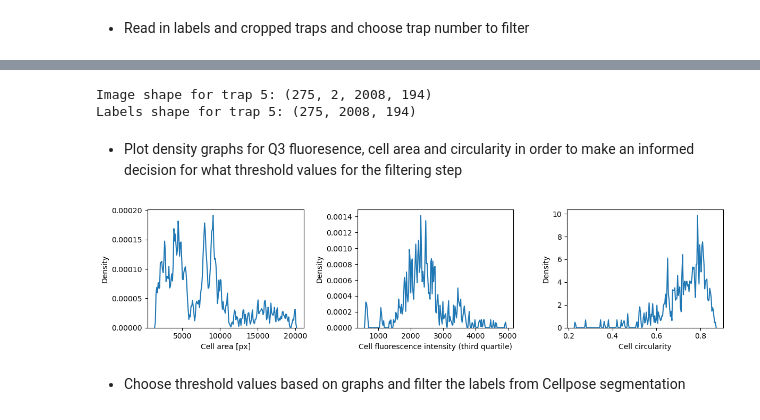
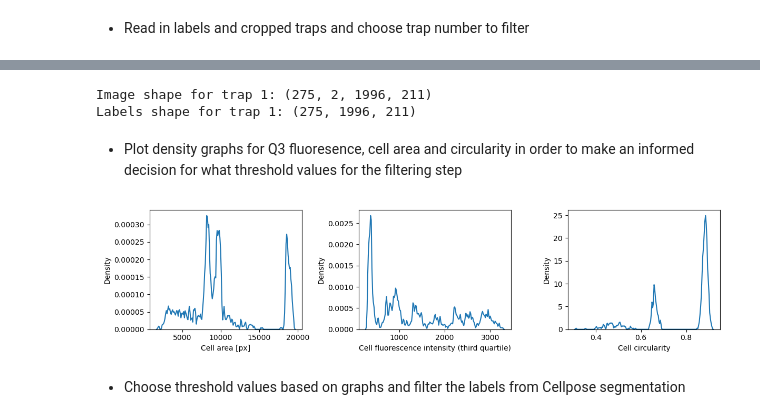
Before and after one commit to michaelkin1/Master_Thesis_Michael_Kinsella_Symbiodinium_Pipeline, a Jupyter notebook: MM_pipeline.ipynb, the cells around one changed output, grey strips where cells are left out. Saved outputs shown, nothing was run; the diff lists cells and outputs as text; code cells hidden in the pictures.

```diff
--- a/MM_pipeline.ipynb
+++ b/MM_pipeline.ipynb
@@ -329,7 +347,10 @@ viewer.add_image(trap_stack, name=f'Trap {trap_number_to_view} - All Frames Seri
 - Parameters for the cellpose model as well as for filtering labels post segemenation
 # %%
 """DEFINE CELLPOSE MODEL AND IF YOU HAVE GPU"""
-model = models.Cellpose(gpu=False, model_type='cyto2')
+
+
+pretrained_cellpose_model = 'cyto2'
+model = models.Cellpose(gpu=False, model_type=pretrained_cellpose_model)
 
 """DEFINE CHANNELS"""
 #grayscale=0, R=1, G=2, B=3
@@ -339,10 +360,9 @@ channels_cellpose = [0, 0]
 
 #PARAMETERS FOR THE CELLPOSE MODEL
 custom_params_segmentation = {
-    'diameter': 90.0,
-    'cellprob_threshold': 0.001,
-    'flow_threshold': 0.6,
-    #'min_size': 2000
+    'diameter': 80.0,
+    'cellprob_threshold': -1, #-6 to 6
+    'flow_threshold': 0.5,
 }
 # %%
 img_dir = cropped_traps_output_dir
@@ -383,8 +473,9 @@ import tifffile
 original_files = sorted(Path(cropped_traps_output_dir).glob("*.tiff"))
 original_image_file_paths = [str(file_path) for file_path in original_files]
 
-labels_files = sorted(Path(labels_directory).glob("*.tiff"))
+labels_files = sorted(Path(labels_directory / f"labels_run_{run_to_filter:03d}").glob("labels_*.tiff"))
 labels_file_paths = [str(file_path) for file_path in labels_files]
+
 
 # Print original image file paths
 print("Original Image Files:")
@@ -424,5 +509,5 @@ C:\Users\micha\Desktop\MM_data_Pipeline_results_all\MM_pipeline_results_converte
 # %%
-trap_number_to_filter = 5
+trap_number_to_filter = 1
 # %%
 paths = get_paths(trap_number_to_filter)
 if paths['img'] and paths['labels']:
@@ -433,8 +518,8 @@ if paths['img'] and paths['labels']:
 else:
     print(f"No data found for trap {trap_number_to_filter}")
 # %% [output]
-Image shape for trap 5: (275, 2, 2008, 194)
-Labels shape for trap 5: (275, 2008, 194)
+Image shape for trap 1: (275, 2, 1996, 211)
+Labels shape for trap 1: (275, 1996, 211)
 # %% [markdown]
 - Plot density graphs for Q3 fluoresence, cell area and circularity in order to make an informed decision for what threshold values for the filtering step
 # %%
@@ -444,37 +529,37 @@ import seaborn as sns
 # Define filtering thresholds
 min_area_threshold = 1500  # Adjust as needed
 max_area_threshold = 20000  # Adjust as needed
-min_intensity_threshold = 500  # Adjust as needed
+min_intensity_threshold = 300  # Adjust as needed
 
 cell_areas_px = []
 cell_fluorescence_intensity_Q3s = []
 cell_circularities = []
 
 for t in range(img.shape[0]):
     clear_labels = skimage.segmentation.clear_border(labels[t])
     regions = regionprops(clear_labels, intensity_image=np.moveaxis(img[t], 0, -1))
     for r in regions:
         if min_area_threshold <= r.area <= max_area_threshold:
             cell_areas_px.append(r.area)
             intensity_q3 = np.quantile(r.image_intensity[r.image, 1], 0.75)
             if intensity_q3 >= min_intensity_threshold:
                 cell_fluorescence_intensity_Q3s.append(intensity_q3)
                 # Calculate circularity
                 circularity = (4 * np.pi * r.area) / (r.perimeter ** 2)
                 cell_circularities.append(circularity)
 
 warnings.filterwarnings("ignore")
 fig, (lax, rax, cax) = plt.subplots(ncols=3, figsize=(12, 3), layout="constrained")
 sns.kdeplot(x=cell_areas_px, bw_adjust=0.05, ax=lax)
 lax.set_xlabel("Cell area [px]")
 sns.kdeplot(x=cell_fluorescence_intensity_Q3s, bw_adjust=0.05, ax=rax)
 rax.set_xlabel("Cell fluorescence intensity (third quartile)")
 sns.kdeplot(x=cell_circularities, bw_adjust=0.05, ax=cax)
 cax.set_xlabel("Cell circularity")
 plt.tight_layout()
 plt.show()
 # %% [output]
-[figure, old version]
+[figure, new version]
 # %% [markdown]
 - Choose threshold values based on graphs and filter the labels from Cellpose segmentation
 # %%
```
Also changed, not shown: parts of 19 cells of this notebook, 3 other files.
